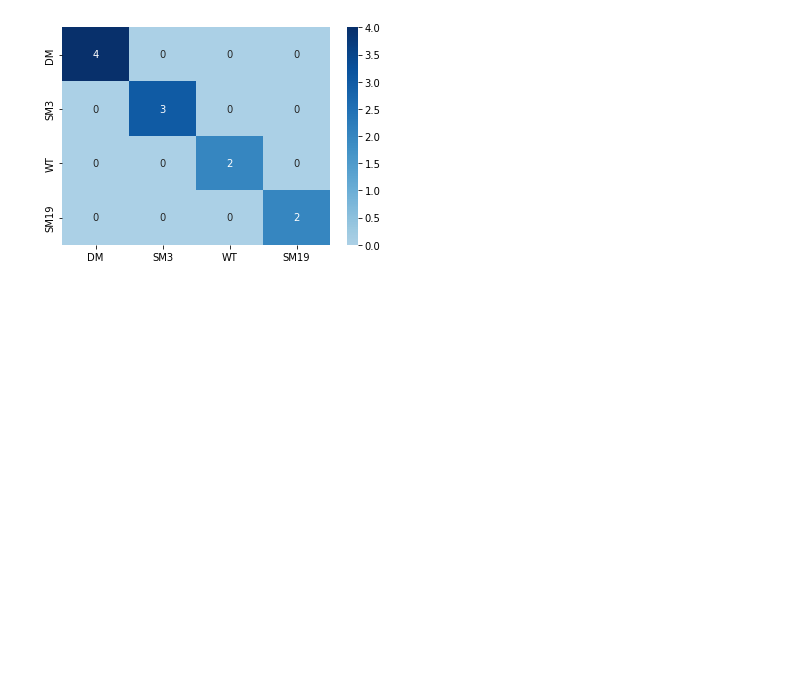
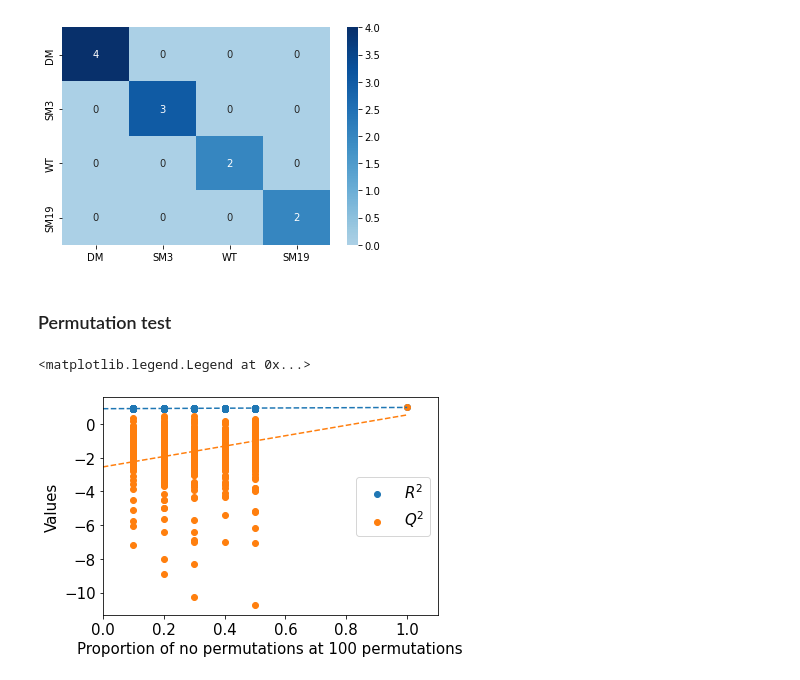
Before and after one commit to zhanghailiangcsu/dffROI, a Jupyter notebook: example.ipynb, the cells around one changed output. Cells and saved outputs as stored; diff of their text form; code cells hidden in the pictures; blank space fills up the shorter version.

```diff
--- a/example.ipynb
+++ b/example.ipynb
@@ -174,3 +206,5 @@ sns.heatmap(test_mat,annot=True,center = 1,cmap="Blues")
 # %% [output]
 <AxesSubplot:>
 [figure]
+# %% [markdown]
+### Permutation test
@@ -176,0 +235,27 @@ sns.heatmap(test_mat,annot=True,center = 1,cmap="Blues")
+# %%
+R,r_mean = process(R)
+Q,q_mean = process(Q)
+R = np.vstack((R,[1,1]))
+Q = np.vstack((Q,[1,1]))
+r_mean = np.vstack((r_mean,[1,1]))
+q_mean = np.vstack((q_mean,[1,1]))
+plt.scatter(R[:,0],R[:,1],label = '$R^2$')
+plt.scatter(Q[:,0],Q[:,1],label = '$Q^2$')
+plt.tick_params(labelsize = 15)
+
+fr = np.polyfit(r_mean[:,0],r_mean[:,1],deg = 1)
+r_x = np.linspace(0, 1,11)
+r_new = fr[0]*r_x+fr[1]
+fq = np.polyfit(q_mean[:,0],q_mean[:,1],deg = 1)
+q_x = np.linspace(0, 1,11)
+q_new = fq[0]*r_x+fq[1]
+plt.plot(r_x,r_new,'--')
+plt.plot(q_x,q_new,'--')
+
+plt.xlim(xmax=1.1, xmin=0)
+plt.xlabel('Proportion of no permutations at 100 permutations',size = 15)
+plt.ylabel('Values',size = 15)
+plt.legend(loc = 'right',fontsize = 15)
+# %% [output]
+<matplotlib.legend.Legend at 0x...>
+[figure, added]
```
Also changed, not shown: parts of 3 cells of this notebook.
